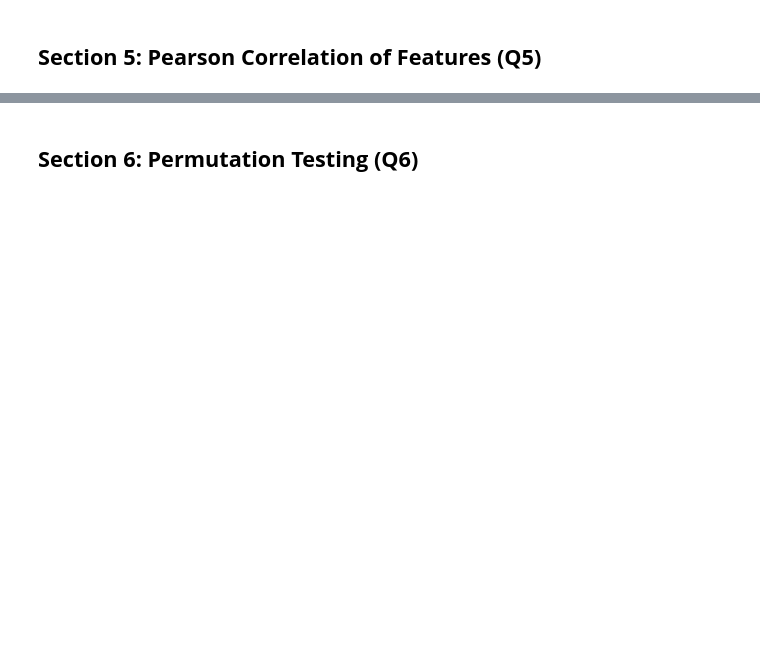
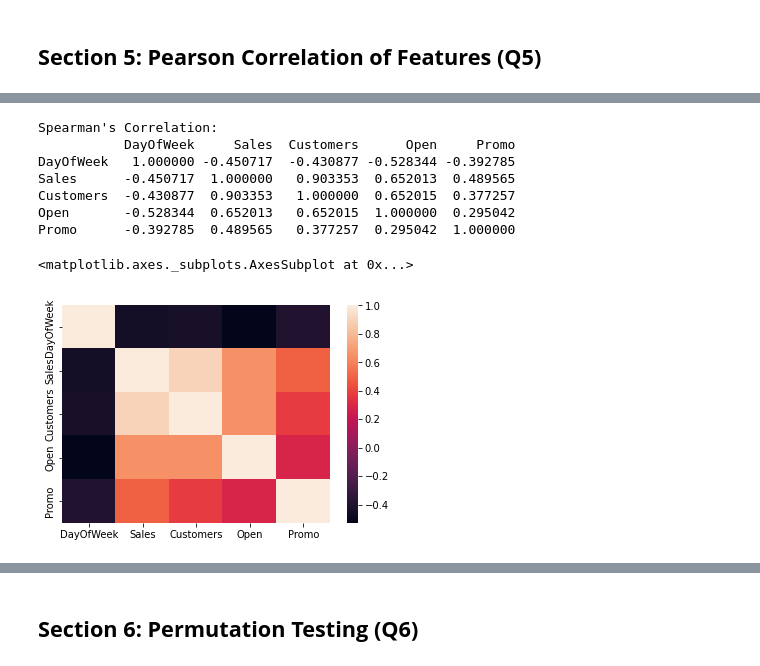
Before and after one commit to babuaravind/Rossman-Store-Sales, a Jupyter notebook: Babu_Aravind_Sivamani_cse519_hw3_bond_james_123456789.ipynb, the cells around one changed output, grey strips where cells are left out. Drawn from its saved outputs; the diff is of its cells as text; code cells hidden in the pictures; blank space fills up the shorter version.

```diff
--- a/Babu_Aravind_Sivamani_cse519_hw3_bond_james_123456789.ipynb
+++ b/Babu_Aravind_Sivamani_cse519_hw3_bond_james_123456789.ipynb
@@ -485,2 +627,18 @@ print('Sales and DayofWeek Pearsons correlation: %.3f' % sal_dayS)
+# %%
+print("Spearman's Correlation: ")
+spear_corr = corr_df.corr(method = 'spearman')
+print(spear_corr)
+
+sns.heatmap(spear_corr)
+# %% [output]
+Spearman's Correlation:
+           DayOfWeek     Sales  Customers      Open     Promo
+DayOfWeek   1.000000 -0.450717  -0.430877 -0.528344 -0.392785
+Sales      -0.450717  1.000000   0.903353  0.652013  0.489565
+Customers  -0.430877  0.903353   1.000000  0.652015  0.377257
+Open       -0.528344  0.652013   0.652015  1.000000  0.295042
+Promo      -0.392785  0.489565   0.377257  0.295042  1.000000
+<matplotlib.axes._subplots.AxesSubplot at 0x...>
+[figure, added]
 # %%
 df.loc[:, 'Sales'].shape
```
Also changed, not shown: parts of 24 cells of this notebook.
